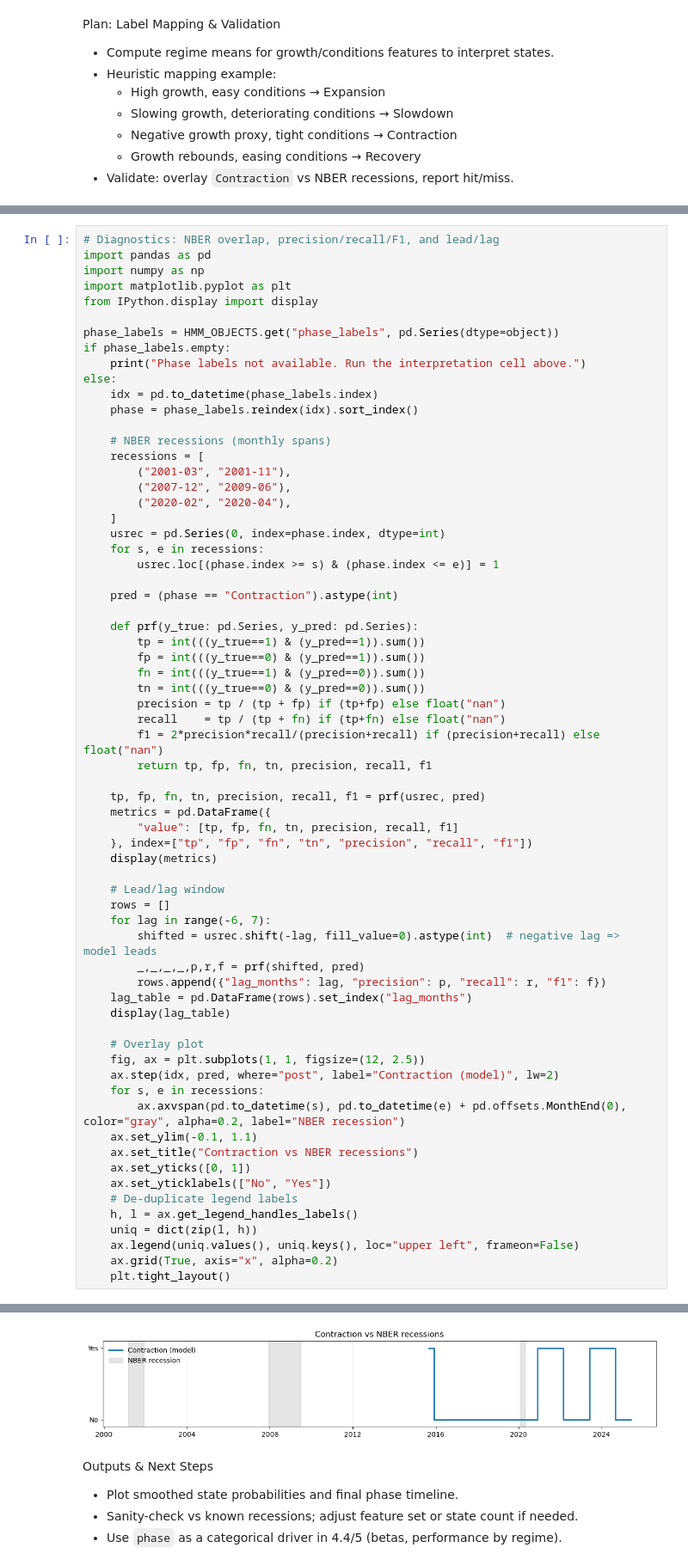
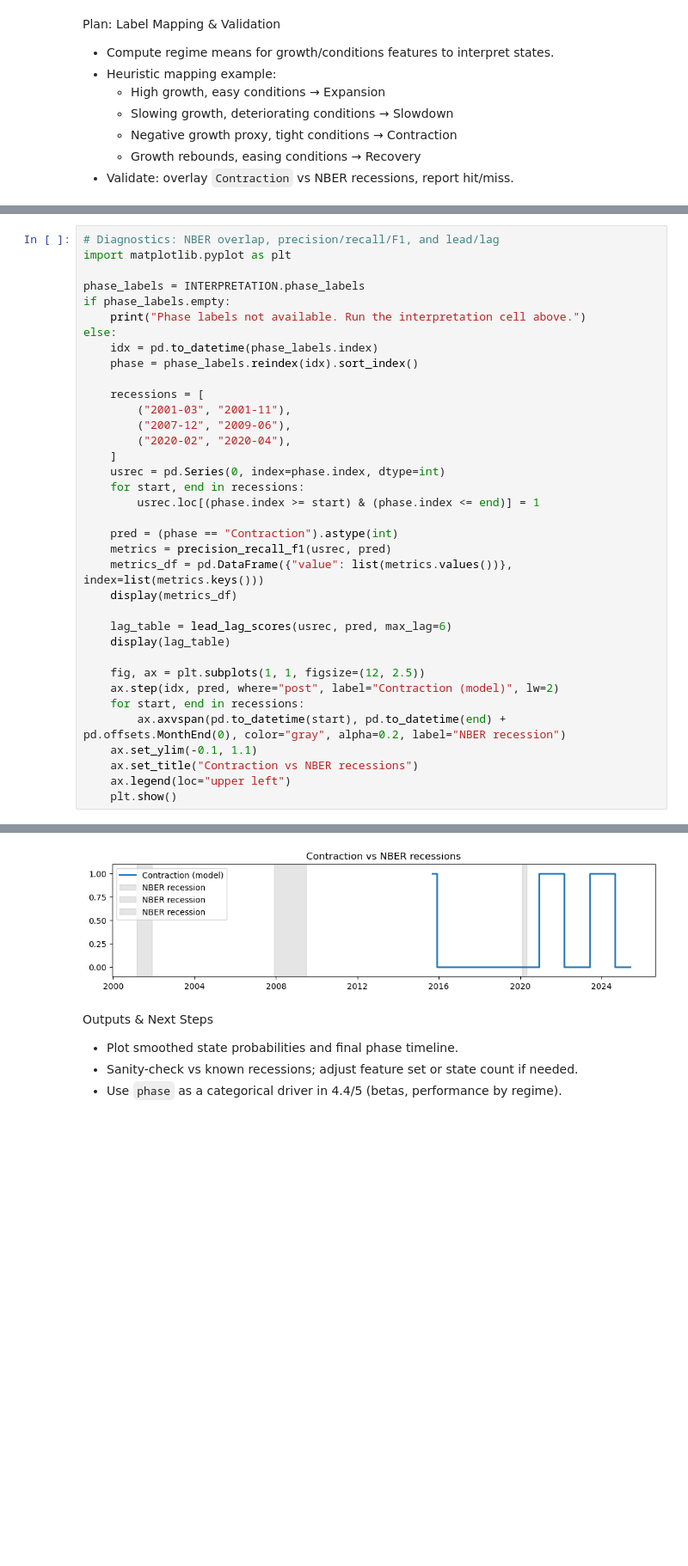
Before and after one commit to kecheng-shi/Nexus-data-preprocessing, a Jupyter notebook: Nexus Data Analysis.ipynb, the cells around one changed output, grey strips where cells are left out. Shown at 86% size. Drawn from its saved outputs; the diff is of its cells as text; blank space fills up the shorter version.

```diff
--- a/Nexus Data Analysis.ipynb
+++ b/Nexus Data Analysis.ipynb
@@ -872,95 +719,65 @@ else:
 | 3 | 3.666667 | 5.0 | 1.0 | 5.0 |
 # %%
 # Diagnostics: NBER overlap, precision/recall/F1, and lead/lag
-import pandas as pd
-import numpy as np
 import matplotlib.pyplot as plt
-from IPython.display import display
 
-phase_labels = HMM_OBJECTS.get("phase_labels", pd.Series(dtype=object))
+phase_labels = INTERPRETATION.phase_labels
 if phase_labels.empty:
     print("Phase labels not available. Run the interpretation cell above.")
 else:
     idx = pd.to_datetime(phase_labels.index)
     phase = phase_labels.reindex(idx).sort_index()
 
-    # NBER recessions (monthly spans)
     recessions = [
         ("2001-03", "2001-11"),
         ("2007-12", "2009-06"),
         ("2020-02", "2020-04"),
     ]
     usrec = pd.Series(0, index=phase.index, dtype=int)
-    for s, e in recessions:
-        usrec.loc[(phase.index >= s) & (phase.index <= e)] = 1
+    for start, end in recessions:
+        usrec.loc[(phase.index >= start) & (phase.index <= end)] = 1
 
     pred = (phase == "Contraction").astype(int)
+    metrics = precision_recall_f1(usrec, pred)
+    metrics_df = pd.DataFrame({"value": list(metrics.values())}, index=list(metrics.keys()))
+    display(metrics_df)
 
-    def prf(y_true: pd.Series, y_pred: pd.Series):
-        tp = int(((y_true==1) & (y_pred==1)).sum())
-        fp = int(((y_true==0) & (y_pred==1)).sum())
-        fn = int(((y_true==1) & (y_pred==0)).sum())
-        tn = int(((y_true==0) & (y_pred==0)).sum())
-        precision = tp / (tp + fp) if (tp+fp) else float("nan")
-        recall    = tp / (tp + fn) if (tp+fn) else float("nan")
-        f1 = 2*precision*recall/(precision+recall) if (precision+recall) else float("nan")
-        return tp, fp, fn, tn, precision, recall, f1
-
-    tp, fp, fn, tn, precision, recall, f1 = prf(usrec, pred)
-    metrics = pd.DataFrame({
-        "value": [tp, fp, fn, tn, precision, recall, f1]
-    }, index=["tp", "fp", "fn", "tn", "precision", "recall", "f1"])
-    display(metrics)
-
-    # Lead/lag window
-    rows = []
-    for lag in range(-6, 7):
-        shifted = usrec.shift(-lag, fill_value=0).astype(int)  # negative lag => model leads
-        _,_,_,_,p,r,f = prf(shifted, pred)
-        rows.append({"lag_months": lag, "precision": p, "recall": r, "f1": f})
-    lag_table = pd.DataFrame(rows).set_index("lag_months")
+    lag_table = lead_lag_scores(usrec, pred, max_lag=6)
     display(lag_table)
 
-    # Overlay plot
     fig, ax = plt.subplots(1, 1, figsize=(12, 2.5))
     ax.step(idx, pred, where="post", label="Contraction (model)", lw=2)
-    for s, e in recessions:
-        ax.axvspan(pd.to_datetime(s), pd.to_datetime(e) + pd.offsets.MonthEnd(0), color="gray", alpha=0.2, label="NBER recession")
+    for start, end in recessions:
+        ax.axvspan(pd.to_datetime(start), pd.to_datetime(end) + pd.offsets.MonthEnd(0), color="gray", alpha=0.2, label="NBER recession")
     ax.set_ylim(-0.1, 1.1)
     ax.set_title("Contraction vs NBER recessions")
-    ax.set_yticks([0, 1])
-    ax.set_yticklabels(["No", "Yes"])
-    # De-duplicate legend labels
-    h, l = ax.get_legend_handles_labels()
-    uniq = dict(zip(l, h))
-    ax.legend(uniq.values(), uniq.keys(), loc="upper left", frameon=False)
-    ax.grid(True, axis="x", alpha=0.2)
-    plt.tight_layout()
+    ax.legend(loc="upper left")
+    plt.show()
 # %% [output]
 |  | value |
 | tp | 0.0 |
 | fp | 11.0 |
 | fn | 1.0 |
 | tn | 28.0 |
 | precision | 0.0 |
 | recall | 0.0 |
 | f1 | NaN |
 |  | precision | recall | f1 |
 | lag_months |  |  |  |
 | -6 | 0.090909 | 1.0 | 0.166667 |
 | -5 | 0.090909 | 1.0 | 0.166667 |
 | -4 | 0.090909 | 1.0 | 0.166667 |
 | -3 | 0.090909 | 1.0 | 0.166667 |
 | -2 | 0.000000 | 0.0 | NaN |
 | -1 | 0.000000 | 0.0 | NaN |
 | 0 | 0.000000 | 0.0 | NaN |
 | 1 | 0.000000 | 0.0 | NaN |
 | 2 | 0.000000 | 0.0 | NaN |
 | 3 | 0.000000 | 0.0 | NaN |
 | 4 | 0.000000 | 0.0 | NaN |
 | 5 | 0.000000 | 0.0 | NaN |
 | 6 | 0.000000 | 0.0 | NaN |
-[figure, old version]
+[figure, new version]
 # %% [markdown]
 
 Outputs & Next Steps
```
Also changed, not shown: parts of 8 cells of this notebook, 10 other files.
